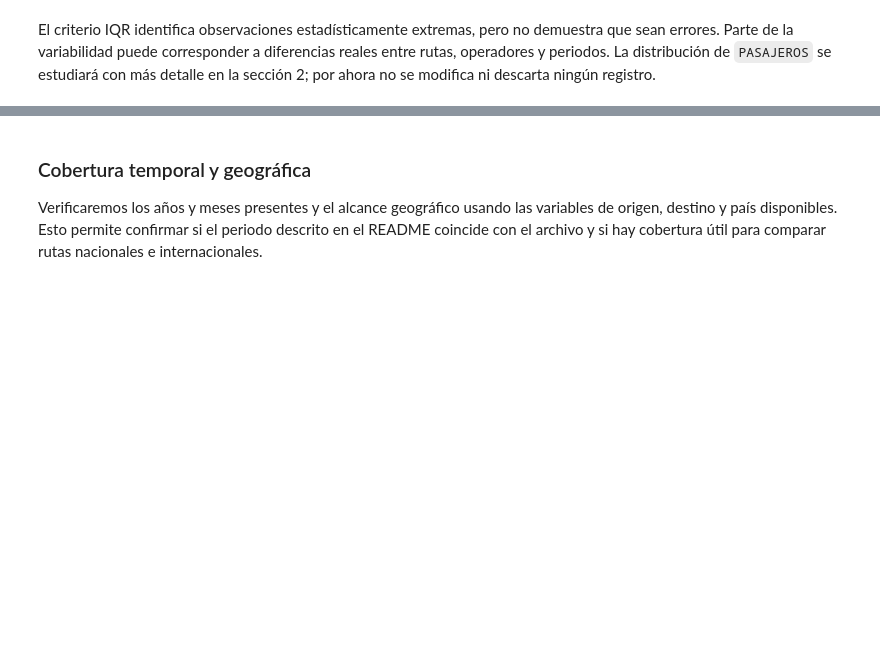
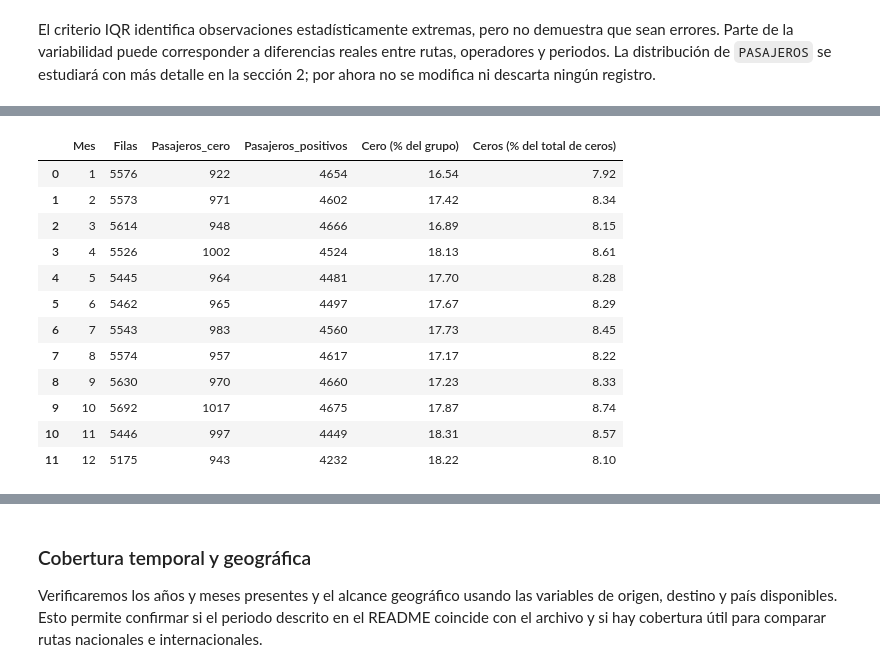
Before and after one commit to MatiasAguileraLobos/Demanda-Aerea-en-Chile-Patrones-y-Oportunidades, a Jupyter notebook: notebooks/02_eda.ipynb, the cells around one changed output, grey strips where cells are left out. Saved outputs shown, nothing was run; the diff lists cells and outputs as text; code cells hidden in the pictures; blank space fills up the shorter version.

```diff
--- a/notebooks/02_eda.ipynb
+++ b/notebooks/02_eda.ipynb
@@ -276,0 +326,78 @@ El criterio IQR identifica observaciones estadísticamente extremas, pero no dem
+# %%
+resumen_pax = diagnostico_signos.loc["PASAJEROS"]
+display(resumen_pax.to_frame("Resultado"))
+print(f"Filas con PASAJEROS = 0: {int(resumen_pax['Cero (n)']):,} ({resumen_pax['Cero (%)']:.2f}% del total).")
+print(f"Filas con PASAJEROS > 0: {int(resumen_pax['Positivo (n)']):,} ({resumen_pax['Positivo (%)']:.2f}% del total).")
+print(f"Valores negativos: {int(resumen_pax['Negativo (n)']):,}; valores faltantes: {int(resumen_pax['Faltante (n)']):,}.")
+
+def resumen_por_grupo(claves):
+    resumen = (
+        df.groupby(claves, dropna=False)
+          .agg(
+              Filas=("PASAJEROS", "size"),
+              Pasajeros_cero=("PASAJEROS", lambda s: s.eq(0).sum()),
+              Pasajeros_positivos=("PASAJEROS", lambda s: s.gt(0).sum())
+          )
+          .reset_index()
+    )
+    resumen["Cero (% del grupo)"] = (resumen["Pasajeros_cero"] / resumen["Filas"] * 100).round(2)
+    resumen["Ceros (% del total de ceros)"] = (resumen["Pasajeros_cero"] / resumen["Pasajeros_cero"].sum() * 100).round(2)
+    return resumen
+
+if "Año" in df.columns:
+    print("\nAños con mayor proporción de registros con pasajeros cero:")
+    display(resumen_por_grupo(["Año"]).sort_values("Cero (% del grupo)", ascending=False).head(8))
+
+if "Mes" in df.columns:
+    print("\nDistribución por mes (meses agregados entre todos los años):")
+    display(resumen_por_grupo(["Mes"]).sort_values("Mes"))
+
+if "NAC" in df.columns:
+    print("\nComparación por categoría NAC:")
+    display(resumen_por_grupo(["NAC"]).sort_values("Pasajeros_cero", ascending=False))
+
+if "Operador" in df.columns:
+    print("\nDiez operadores con más registros con pasajeros cero:")
+    display(resumen_por_grupo(["Operador"]).sort_values("Pasajeros_cero", ascending=False).head(10))
+
+if {"ORIG_1", "DEST_1"}.issubset(df.columns):
+    print("\nOcho rutas origen-destino con más registros con pasajeros cero:")
+    display(resumen_por_grupo(["ORIG_1", "DEST_1"]).sort_values("Pasajeros_cero", ascending=False).head(8))
+
+variables_contextuales = ["PAX_LIB", "CAR_LIB", "CARGA (Ton)", "CORREO"]
+variables_contextuales = [col for col in variables_contextuales if col in df.columns]
+grupos_pax = {
+    "PASAJEROS = 0": df["PASAJEROS"].eq(0),
+    "PASAJEROS > 0": df["PASAJEROS"].gt(0)
+}
+
+filas_contexto = []
+for nombre_grupo, mascara in grupos_pax.items():
+    denominador = int(mascara.sum())
+    for columna in variables_contextuales:
+        serie = df.loc[mascara, columna]
+        conteos = {
+            "Cero": int(serie.eq(0).sum()),
+            "Positivo": int(serie.gt(0).sum()),
+            "Negativo": int(serie.lt(0).sum()),
+            "Faltante": int(serie.isna().sum())
+        }
+        assert sum(conteos.values()) == denominador, f"Conteos incoherentes para {columna}, {nombre_grupo}."
+        filas_contexto.append({
+            "Grupo PASAJEROS": nombre_grupo,
+            "Variable": columna,
+            "Filas del grupo": denominador,
+            "Cero (n)": conteos["Cero"],
+            "Cero (% del grupo)": round(conteos["Cero"] / denominador * 100, 4) if denominador else 0,
+            "Positivo (n)": conteos["Positivo"],
+            "Positivo (% del grupo)": round(conteos["Positivo"] / denominador * 100, 4) if denominador else 0,
+            "Negativo (n)": conteos["Negativo"],
+            "Negativo (% del grupo)": round(conteos["Negativo"] / denominador * 100, 4) if denominador else 0,
+            "Faltante (n)": conteos["Faltante"],
+            "Faltante (% del grupo)": round(conteos["Faltante"] / denominador * 100, 4) if denominador else 0,
+            "Mediana (no faltantes)": serie.median()
+        })
+
+print("\nVariables auxiliares por grupo de pasajeros; porcentajes sobre las filas de cada grupo y mediana entre valores no faltantes:")
+display(pd.DataFrame(filas_contexto))
+# %% [output]
@@ -276,0 +428,13 @@ El criterio IQR identifica observaciones estadísticamente extremas, pero no dem
+|  | Mes | Filas | Pasajeros_cero | Pasajeros_positivos | Cero (% del grupo) | Ceros (% del total de ceros) |
+| 0 | 1 | 5576 | 922 | 4654 | 16.54 | 7.92 |
+| 1 | 2 | 5573 | 971 | 4602 | 17.42 | 8.34 |
+| 2 | 3 | 5614 | 948 | 4666 | 16.89 | 8.15 |
+| 3 | 4 | 5526 | 1002 | 4524 | 18.13 | 8.61 |
+| 4 | 5 | 5445 | 964 | 4481 | 17.70 | 8.28 |
+| 5 | 6 | 5462 | 965 | 4497 | 17.67 | 8.29 |
+| 6 | 7 | 5543 | 983 | 4560 | 17.73 | 8.45 |
+| 7 | 8 | 5574 | 957 | 4617 | 17.17 | 8.22 |
+| 8 | 9 | 5630 | 970 | 4660 | 17.23 | 8.33 |
+| 9 | 10 | 5692 | 1017 | 4675 | 17.87 | 8.74 |
+| 10 | 11 | 5446 | 997 | 4449 | 18.31 | 8.57 |
+| 11 | 12 | 5175 | 943 | 4232 | 18.22 | 8.10 |
```
Also changed, not shown: parts of 22 cells of this notebook, 2 other files.
